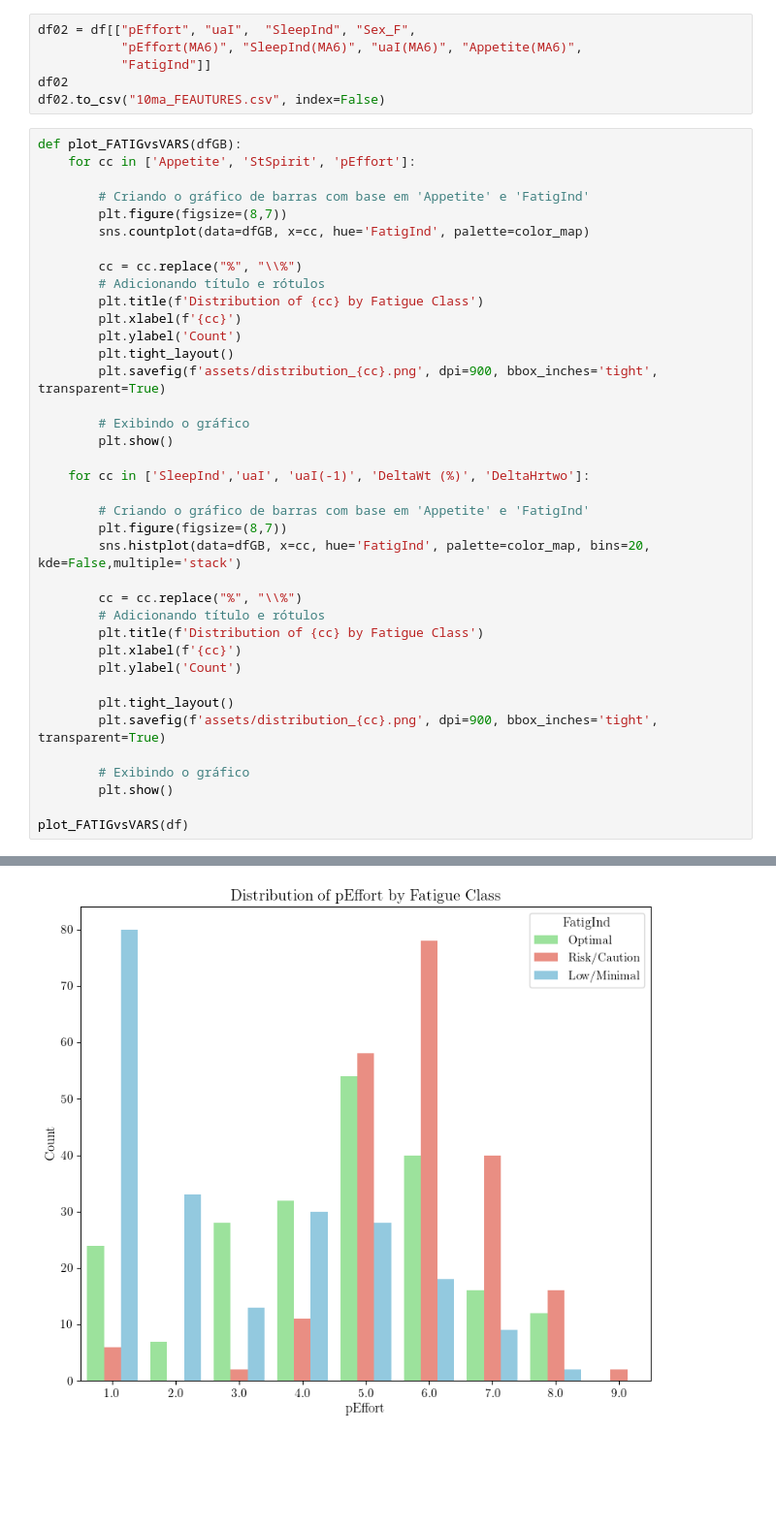
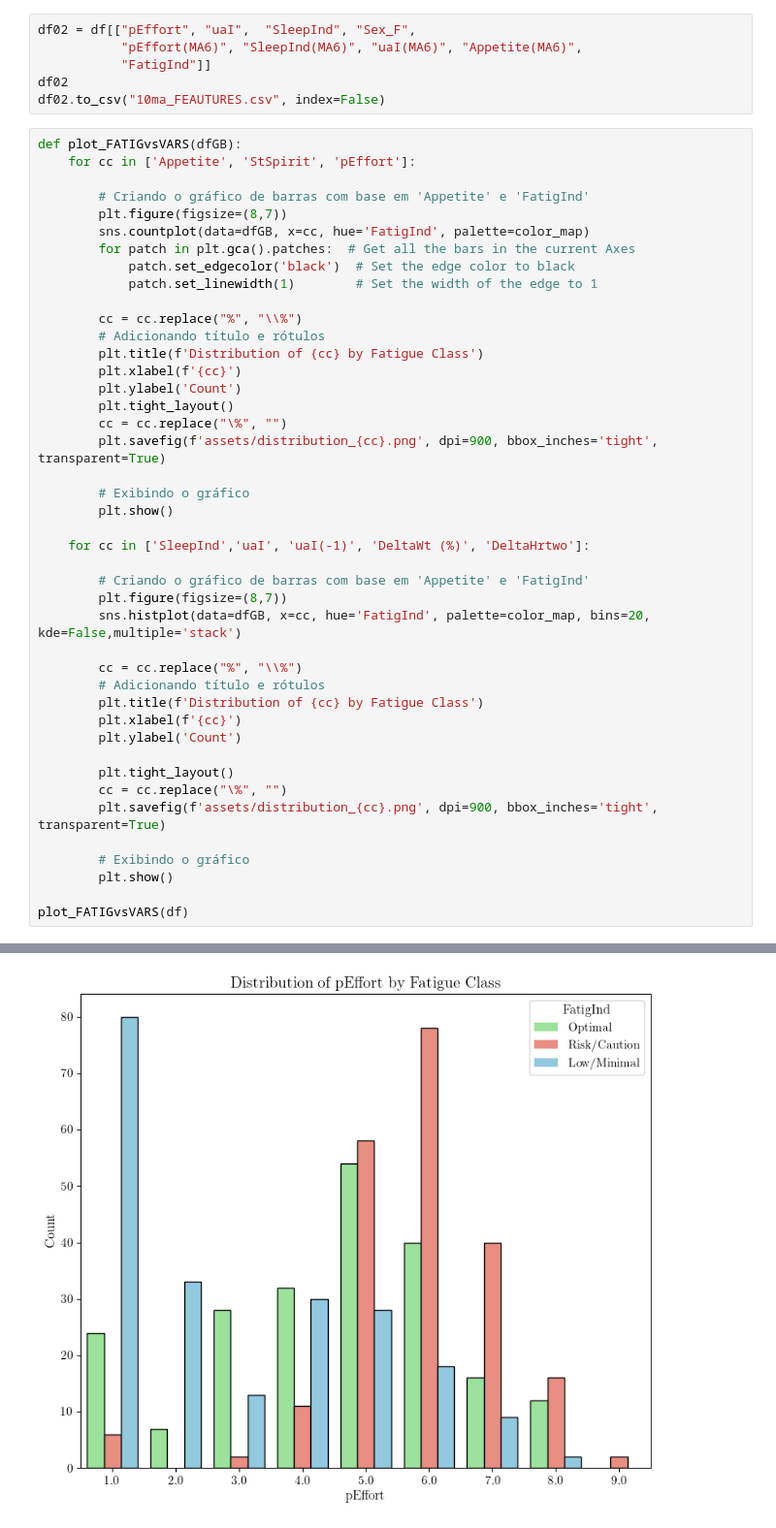
Before and after one commit to jepe06/Project-One---Fatigue-Index, a Jupyter notebook: data 10ma (plots).ipynb, the cells around one changed output, grey strips where cells are left out. Shown: that part at 97% size. Drawn from its saved outputs; the diff is of its cells as text; blank space fills up the shorter version.

```diff
--- a/data 10ma (plots).ipynb
+++ b/data 10ma (plots).ipynb
@@ -95,6 +112,9 @@ def plot_FATIGvsVARS(dfGB):
         # Criando o gráfico de barras com base em 'Appetite' e 'FatigInd'
         plt.figure(figsize=(8,7))
         sns.countplot(data=dfGB, x=cc, hue='FatigInd', palette=color_map)
+        for patch in plt.gca().patches:  # Get all the bars in the current Axes
+            patch.set_edgecolor('black')  # Set the edge color to black
+            patch.set_linewidth(1)        # Set the width of the edge to 1
 
         cc = cc.replace("%", "\\%")
         # Adicionando título e rótulos
@@ -102,6 +122,7 @@ def plot_FATIGvsVARS(dfGB):
         plt.xlabel(f'{cc}')
         plt.ylabel('Count')
         plt.tight_layout()
+        cc = cc.replace("\%", "")
         plt.savefig(f'assets/distribution_{cc}.png', dpi=900, bbox_inches='tight', transparent=True)
 
         # Exibindo o gráfico
@@ -120,6 +141,7 @@ def plot_FATIGvsVARS(dfGB):
         plt.ylabel('Count')
 
         plt.tight_layout()
+        cc = cc.replace("\%", "")
         plt.savefig(f'assets/distribution_{cc}.png', dpi=900, bbox_inches='tight', transparent=True)
 
         # Exibindo o gráfico
@@ -132,4 +154,4 @@ plot_FATIGvsVARS(df)
-[figure, old version]
+[figure, new version]
 [figure]
 [figure]
 [figure]
```
Also changed, not shown: parts of 5 cells of this notebook, 11 other files.
